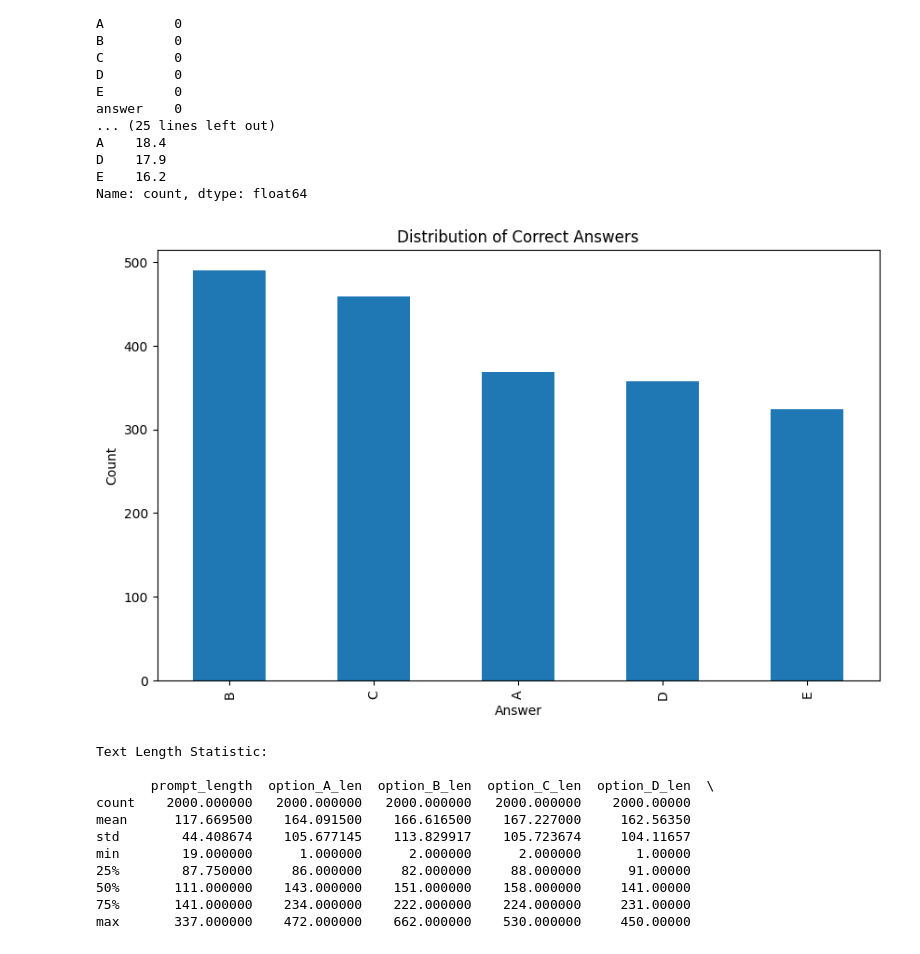
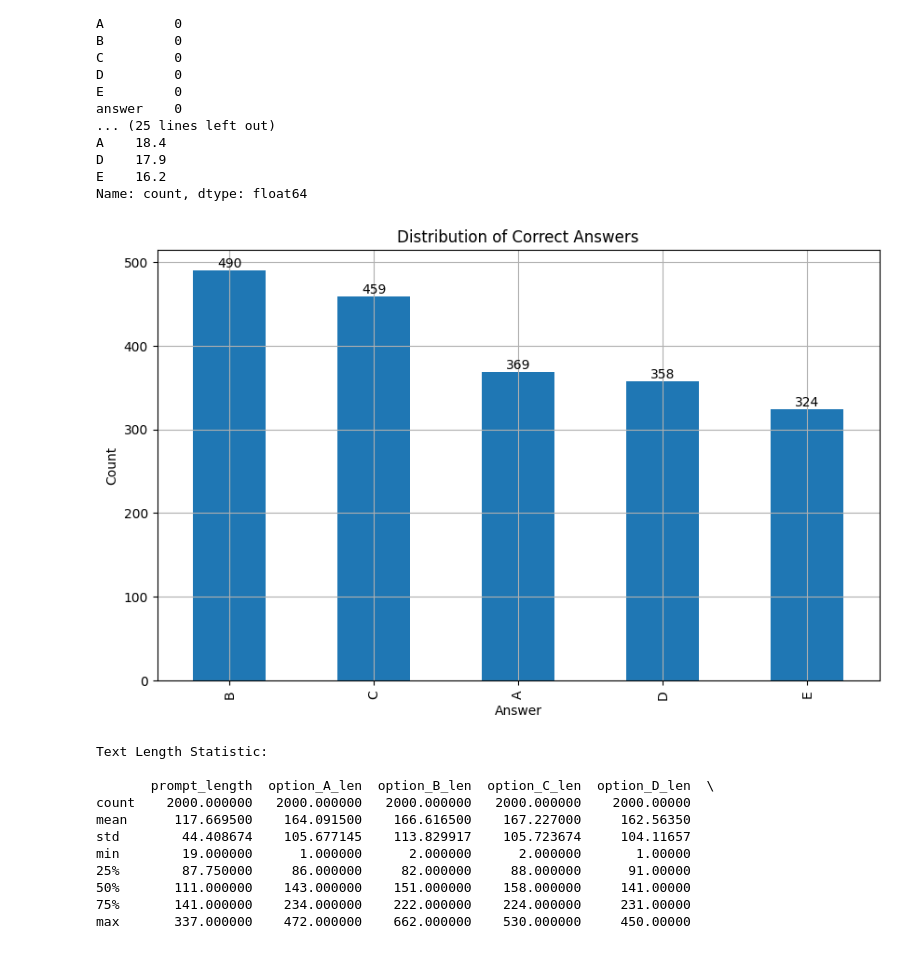
Before and after one commit to 24f2002970/Smart-MCQ-Solver-Challenge-24F2002970, a Jupyter notebook: notebooks/milestone-3.ipynb, the cells around one changed output. Saved outputs shown, nothing was run; the diff lists cells and outputs as text; code cells hidden in the pictures.

```diff
--- a/notebooks/milestone-3.ipynb
+++ b/notebooks/milestone-3.ipynb
@@ -77,13 +77,18 @@ Name: count, dtype: float64
 # %%
 #******************** Plot Answer distribution *************
 plt.figure(figsize=(10, 6))
-train_answer_dist.plot(kind= 'bar')
+ax= train_answer_dist.plot(kind= 'bar')
+
+for container in ax.containers:
+    ax.bar_label(container, fmt='%d')
+
 plt.title('Distribution of Correct Answers')
 plt.xlabel('Answer')
 plt.ylabel('Count')
+plt.grid(True)
 plt.show()
 # %% [output]
-[figure, old version]
+[figure, new version]
 # %%
 # ************************** Text Length Analysis *********************
 # Understanding question and option lengths
```
Also changed, not shown: parts of 29 cells of this notebook, 2 other files.
